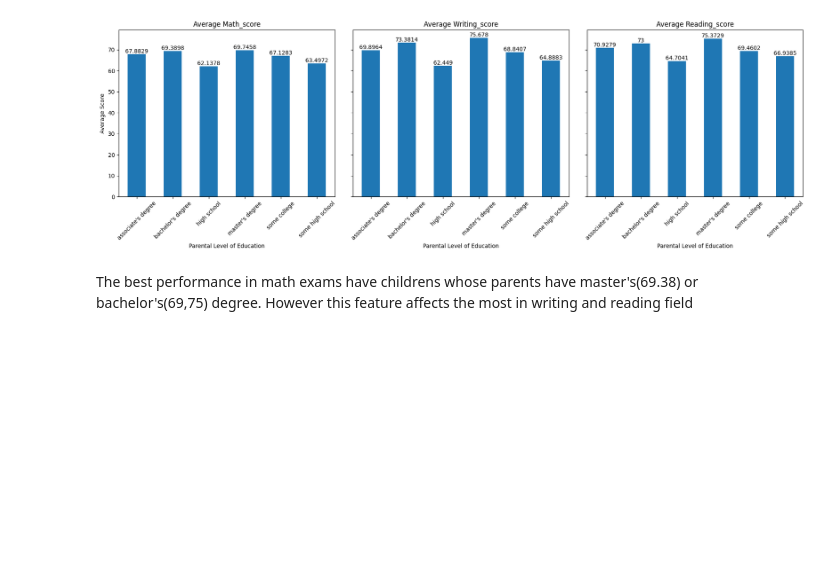
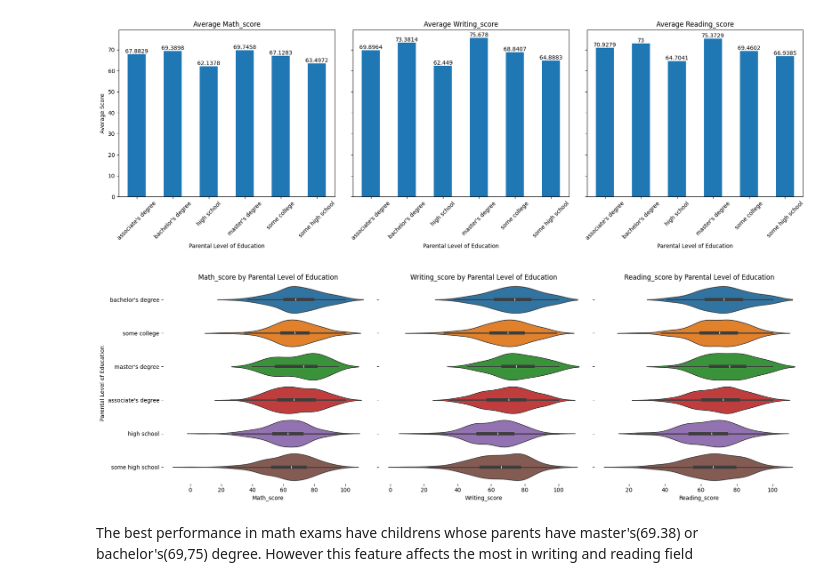
Before and after one commit to wiktor1468/StudentsStudyPerformance, a Jupyter notebook: StudentsStudyPerformance.ipynb, the cells around one changed output. Saved outputs shown, nothing was run; the diff lists cells and outputs as text; code cells hidden in the pictures; blank space fills up the shorter version.

Commit message:
Violin plot & workflow goals

```diff
--- a/StudentsStudyPerformance.ipynb
+++ b/StudentsStudyPerformance.ipynb
@@ -359,6 +376,29 @@ plt.tight_layout()
 plt.show()
 # %% [output]
 [figure]
+# %%
+scores = ['math_score', 'writing_score', 'reading_score']
+
+# Create a figure with subplots arranged in a row
+fig, axes = plt.subplots(1, len(scores), figsize=(18, 6), sharey=True)
+
+# Loop through each score and create the corresponding violin plot
+for idx, score in enumerate(scores):
+    ax = axes[idx]
+    sns.violinplot(data=df, x=score, y='parental_level_of_education', hue='parental_level_of_education', ax=ax, inner='box')
+    ax.set_title(f'{score.capitalize()} by Parental Level of Education')
+    ax.set_xlabel(f'{score.capitalize()}')
+    if idx == 0:
+        ax.set_ylabel('Parental Level of Education')
+    else:
+        ax.set_ylabel('')
+    sns.despine(ax=ax, top=True, right=True, bottom=True, left=True)
+
+# Adjust layout to make room for labels and titles
+plt.tight_layout()
+plt.show()
+# %% [output]
+[figure, added]
 # %% [markdown]
 The best performance in math exams have childrens whose parents have master's(69.38) or bachelor's(69,75) degree.
 However this feature affects the most in writing and reading field
```
Also changed, not shown: parts of 2 cells of this notebook.
